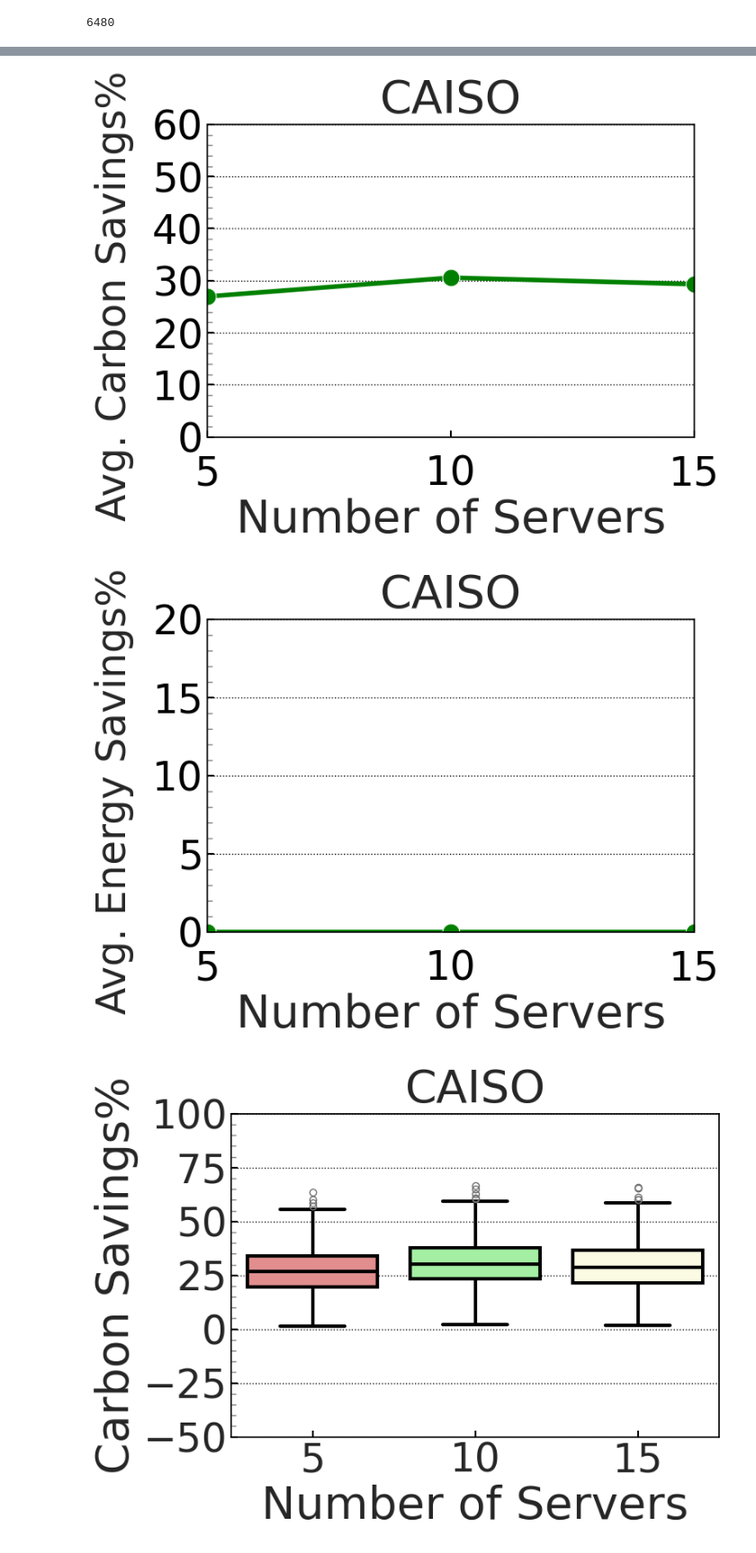
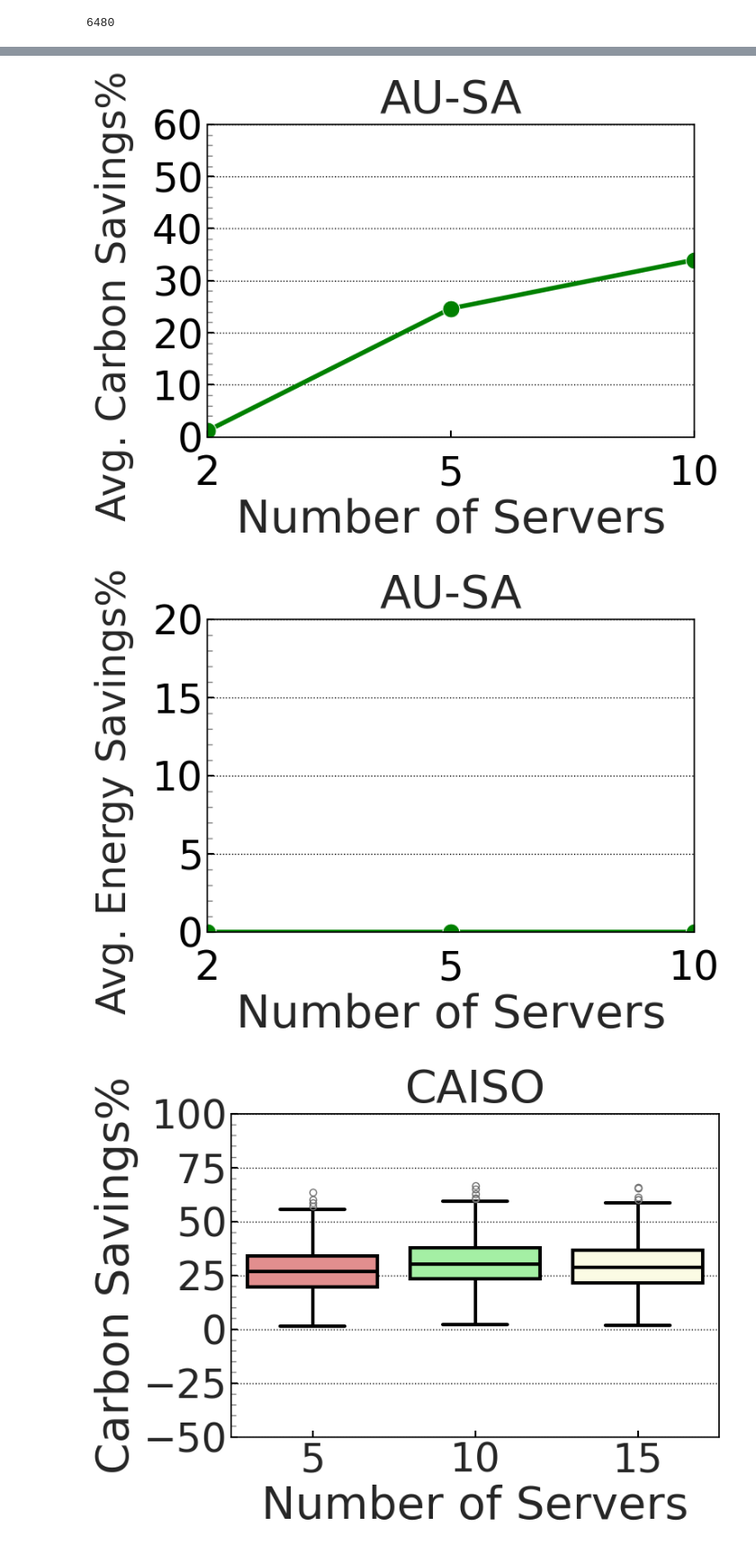
Before and after one commit to rbostandoust/GreenSys26-DAG, a Jupyter notebook: Plot/PlotCode.ipynb, the cells around one changed output, grey strips where cells are left out. Shown at 90% size. Drawn from its saved outputs; the diff is of its cells as text; code cells hidden in the pictures.

Commit message:
effect of server number figures added!

```diff
--- a/Plot/PlotCode.ipynb
+++ b/Plot/PlotCode.ipynb
@@ -9,12 +9,12 @@ import os
 location = "AU-SA"
 # location = "California"
 #############
-# folder_type = "Homogen"
+folder_type = "Homogen"
 # folder_type = "Heterogen"
-folder_type = "Heterogen_Energy"
+# folder_type = "Heterogen_Energy"
 ############
-mixed_objective = True # for energy-aware optimization that had a tie braker of carbon term
-variable_timers = True
+mixed_objective = False # for energy-aware optimization that had a tie braker of carbon term
+variable_timers = False
 DAG = True
 ############
 # root_dir = f"../Logs/GeneralExp"
@@ -228,7 +228,7 @@ for plot_index, plot_type in enumerate(plot_types):
     else:
         ax.set_ylim(0, 20)
         ax.set_yticks(range(-0, 21, 5))
-    ax.set_xlim(0, max(list(df_plot["SlackCoeff"])))
+    ax.set_xlim(0, len(list(df_plot["SlackCoeff"]))-1)
     ax.tick_params(axis='x', labelsize=35, color='black', pad=15)
     ax.tick_params(axis='y', labelsize=35, color='black')
 
@@ -662,7 +698,8 @@ df_filtered = df_logs[df_logs["IsCarbonAware"] == True].copy()
 df_carbon_savings = df_filtered.groupby("ServerNumber")["CarbonSavings(%)"].mean().reset_index()
 df_energy_savings = df_filtered.groupby("ServerNumber")["EnergySavings(%)"].mean().reset_index()
 df_plot = pd.merge(df_carbon_savings, df_energy_savings, on="ServerNumber")
-# df_plot['UtilizationRatio'] = df_plot['SlackCoeff'].map(util_final_ratio)
+df_plot['UtilizationRatio'] = df_plot['ServerNumber'].map(util_final_ratio)
+df_plot['AvgMakeSpan'] = df_plot['ServerNumber'].map(avg_makespan)
 # %%
 df_plot
 # %% [output]
@@ -685,6 +722,8 @@ elif location == "AU-SA":
 save_fig = True
 utilization_annotation = False
 root_dir = f"./Effect of Parameters/Number of Servers/{folder_type}/{location}"
+if DAG:
+    root_dir = f"./Effect of Parameters-DAG/Number of Servers/{folder_type}/{location}"
 ########
 save_data = True
 if save_data:
@@ -759,35 +798,35 @@ for plot_index, plot_type in enumerate(plot_types):
     # Black border and ticks
     ax.tick_params(axis='both', color='black', labelcolor='black')
     for spine in ax.spines.values():
         spine.set_edgecolor('black')
 
     ax.set_title(f"{plot_title}", fontsize=40, pad=10)
 
     # Annotate each point with UtilizationRatio
     if utilization_annotation:
         if plot_type == "Carbon Savings":
             for index, row in df_plot.iterrows():
                 utilization_ratio = row['UtilizationRatio']
                 x_pos = row['ServerNumber']
                 y_pos = row[column_names[plot_index]]
 
                 # If it's the first point, adjust it slightly to the right
                 if index == 0:
                     ax.text(float(x_pos) - 0.9, y_pos + 3, f"{utilization_ratio:.2f}%",
                             color='black', fontsize=12, ha='center', va='bottom')
                 else:
                     ax.text(x_pos, y_pos + 1.5, f"{utilization_ratio:.2f}%",
                             color='black', fontsize=12, ha='center', va='bottom')
 
     plt.tight_layout()
     if save_fig:
         plt.savefig(save_file_path, dpi=300, bbox_inches='tight')
         pdf_save_path = save_file_path.replace(".png", ".pdf")
         plt.savefig(pdf_save_path, format='pdf', dpi=300, bbox_inches='tight')
     plt.show()
 # %% [output]
-[figure, old version]
+[figure, new version]
-[figure, old version]
+[figure, new version]
 # %%
 import matplotlib.pyplot as plt
 import seaborn as sns
```
Also changed, not shown: parts of 8 cells of this notebook, 5 other files.
